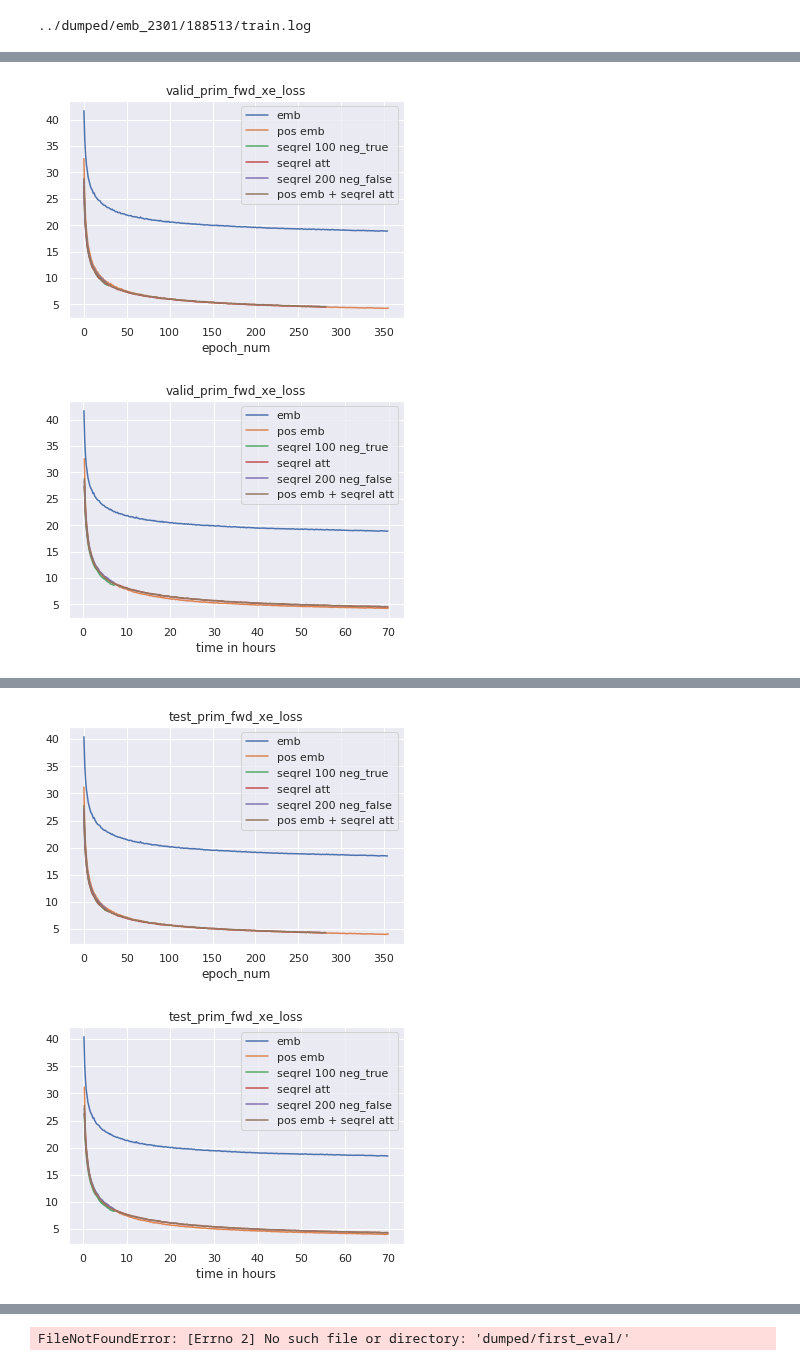
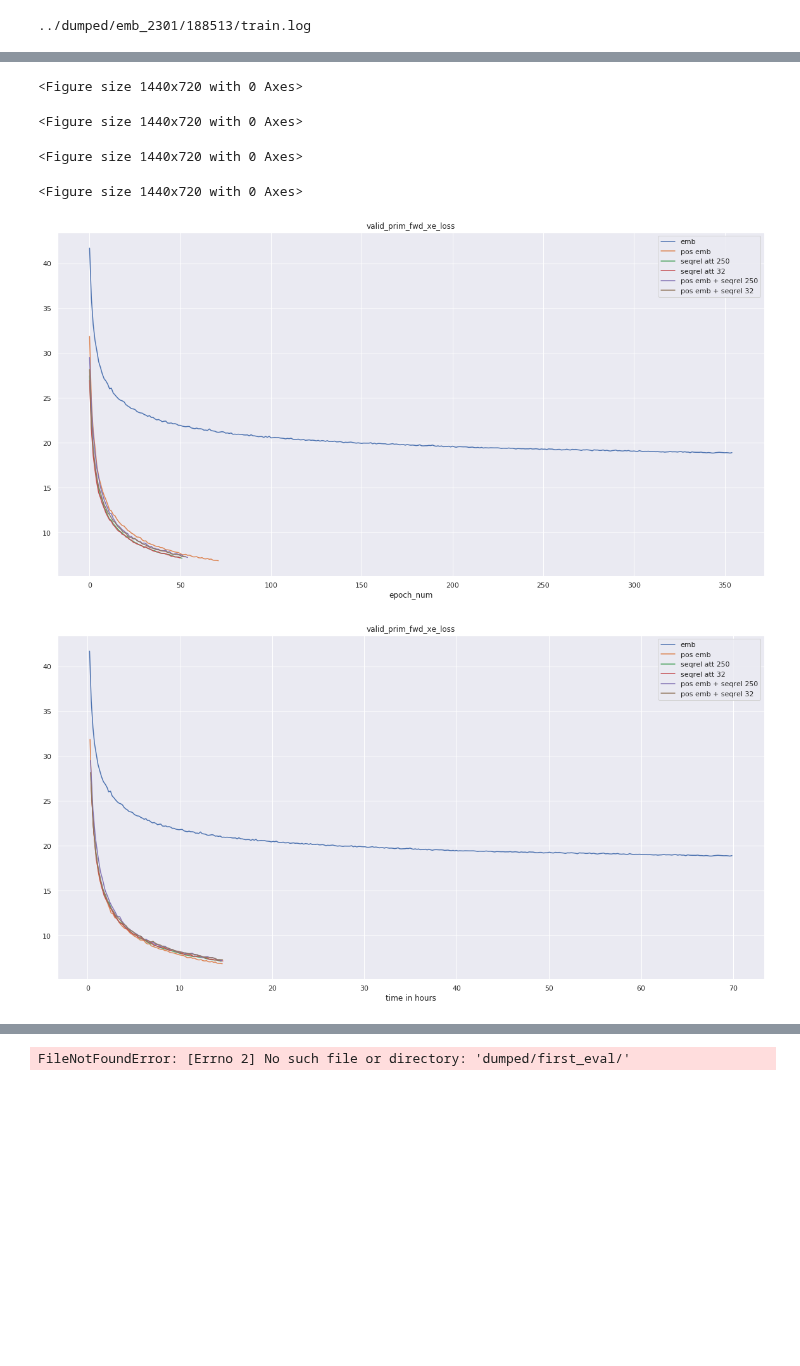
Before and after one commit to Kirili4ik/SymbolicMathematics, a Jupyter notebook: notebooks/my_metrics-base-seqrel.ipynb, the cells around one changed output, grey strips where cells are left out. Saved outputs shown, nothing was run; the diff lists cells and outputs as text; code cells hidden in the pictures; blank space fills up the shorter version.

Commit message:
new graphs 02.02.21

```diff
--- a/notebooks/my_metrics-base-seqrel.ipynb
+++ b/notebooks/my_metrics-base-seqrel.ipynb
@@ -66,7 +66,7 @@ for filename in os.listdir(root):
 # %% [output]
 ../dumped/emb_2301/188513/train.log
 # %%
-root = '../dumped/pos_emb_2301/'
+root = '../dumped/pos_emb_0202/'
 
 #runs = []
 for filename in os.listdir(root):
@@ -78,5 +78,5 @@ for filename in os.listdir(root):
 # %%
-root = '../dumped/seq_rel_att_2301/'
+root = '../dumped/seq_rel_att_0202/'
 
 #runs = []
 for filename in os.listdir(root):
@@ -90,5 +89,5 @@ for filename in os.listdir(root):
 # %%
-root = '../dumped/pos_emb_seq_rel_att_2301/'
+root = '../dumped/pos_emb_seq_rel_att_0202/'
 
 #runs = []
 for filename in os.listdir(root):
@@ -137,43 +137,49 @@ for name in runs:
 #        }
 
 names = {'188513':'emb',
-         '188514':'pos emb',
-         '188515':'seqrel att',
-         '188516':'pos emb + seqrel att',
-         '189669':'seqrel 200 neg_false',
-         '189670':'seqrel 100 neg_true'
+         '194320':'pos emb',
+         '194321':'seqrel att 32',
+         '194322':'seqrel att 250',
+         '194323':'pos emb + seqrel 32',
+         '194324':'pos emb + seqrel 250'
         }
 # %%
 import matplotlib.pyplot as plt
 
 
 needed = ['valid_prim_fwd_acc', 'valid_prim_fwd_xe_loss', 'test_prim_fwd_xe_loss', 'test_prim_fwd_acc']
 for key in whole_dict:
+    plt.figure(figsize=(20,10))
     for run in runs_dict.keys():
         if key in needed:
             plt.plot(
                 runs_dict[run]['epoch'],
                 runs_dict[run][key],
                 label=names[run]
             )
             plt.xlabel('epoch_num')
             plt.title(key)
             plt.legend()
 
     plt.show()
 
+    plt.figure(figsize=(20,10))
     for run in runs_dict.keys():
         if key in needed:
             plt.plot(
                 runs_dict[run]['time'],
                 runs_dict[run][key],
                 label=names[run]
             )
             plt.xlabel('time in hours')
             plt.title(key)
             plt.legend()
 
     plt.show()
 # %% [output]
+<Figure size 1440x720 with 0 Axes>
+<Figure size 1440x720 with 0 Axes>
+<Figure size 1440x720 with 0 Axes>
+<Figure size 1440x720 with 0 Axes>
-[figure, old version]
+[figure, new version]
-[figure, old version]
+[figure, new version]
@@ -182,2 +187,0 @@ for key in whole_dict:
-[figure, removed]
-[figure, removed]
```
Also changed, not shown: parts of 4 cells of this notebook.
